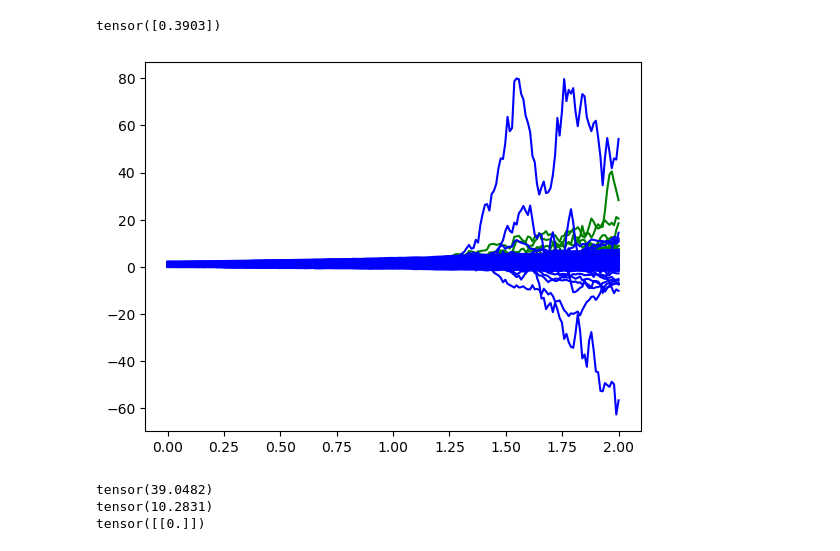
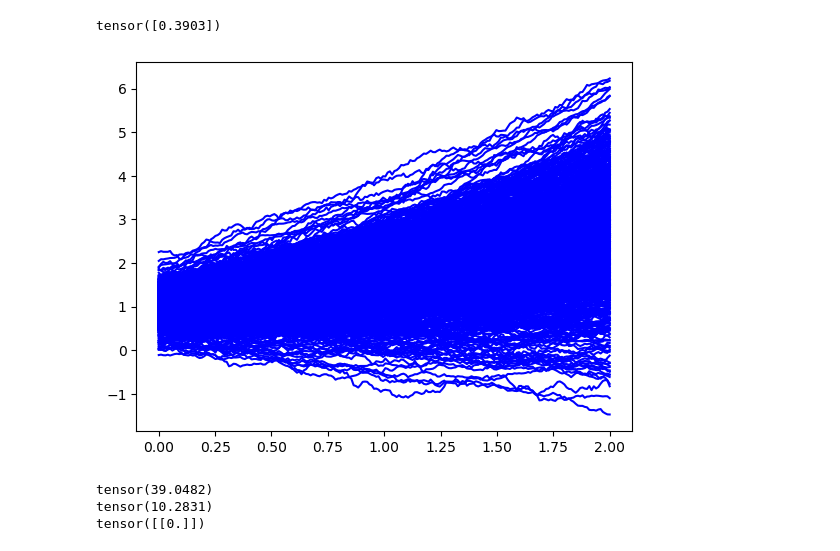
Before and after one commit to semran9/controlled_fractional_noise, a Jupyter notebook: Fractional Ito Motion.ipynb, the cells around one changed output. Drawn from its saved outputs; the diff is of its cells as text; code cells hidden in the pictures.

```diff
--- a/Fractional Ito Motion.ipynb
+++ b/Fractional Ito Motion.ipynb
@@ -149,7 +149,7 @@ class GPFIMotion(torchsde.BaseSDE):
     def compute_hurst(self, t):
         # hurst = self.hurst_net(torch.tensor([torch.sin(t), torch.cos(t), t]))
         # hurst = torch.ones(1, 1) * torch.sigmoid((1.0 - t) * 7.0) * 0.5 + 0.3
-        hurst = torch.tensor(0.7)
+        hurst = torch.tensor(0.8)
         return hurst
 
     def update_var(self, t, h):
@@ -160,7 +160,7 @@ class GPFIMotion(torchsde.BaseSDE):
 
     def resample(self, batch_size):
         eps = torch.randn(batch_size, 1).to(self.path_var)
-        self.sample = nn.Parameter(self.std * eps, requires_grad = False)
+        self.sample = nn.Parameter((self.path_var ** 0.5)* eps, requires_grad = False)
 
     def f(self, t, y):
         if t.dim() == 0:
@@ -172,7 +172,7 @@ class GPFIMotion(torchsde.BaseSDE):
         return f
 
     def g(self, t, y):
-        #self.resample(y.size(0))
+        # self.resample(y.size(0))
         if t == None:
             t = torch.tensor(0)
         h = self.compute_hurst(t)
@@ -202,22 +202,24 @@ class GPFIMotion(torchsde.BaseSDE):
 # %%
 # simulations of different things to see how the motion works
 torch.manual_seed(0)
-ys = []
+#ys = []
 ts = torch.linspace(0, 2.0, 200)
 y0 = torch.tensor(0.)
 sde = GPFIMotion()
 #for p in sde.parameters():
     #p.requires_grad = False
 # zs, logpy = sde(ts, batch_size = )
 #sde(ts, 200)
 with torch.no_grad():
-    ys = sde(ts, 200)
+    ys = sde(ts, 2000)
 ts, ys_target, ht = get_data()
-plt.plot(ts, ys_target.T, color = "green")
-plt.plot(ts, ys.squeeze().detach(), color = "blue")
+#plt.plot(ts, ys_target.T, color = "green")
+# checking "smoothness"; conditional variance
+# this kinda (?) breaks for sub diffusion bc how variant the process becomes
+plt.plot(ts, ys.squeeze().detach()[:, 200:1000], color = "blue")
 plt.show()
 # %% [output]
-[figure, old version]
+[figure, new version]
 # %%
 # more variance testing between fbm and fim
 var_test = ys.reshape(200,200)
```
Also changed, not shown: 2 other files.
